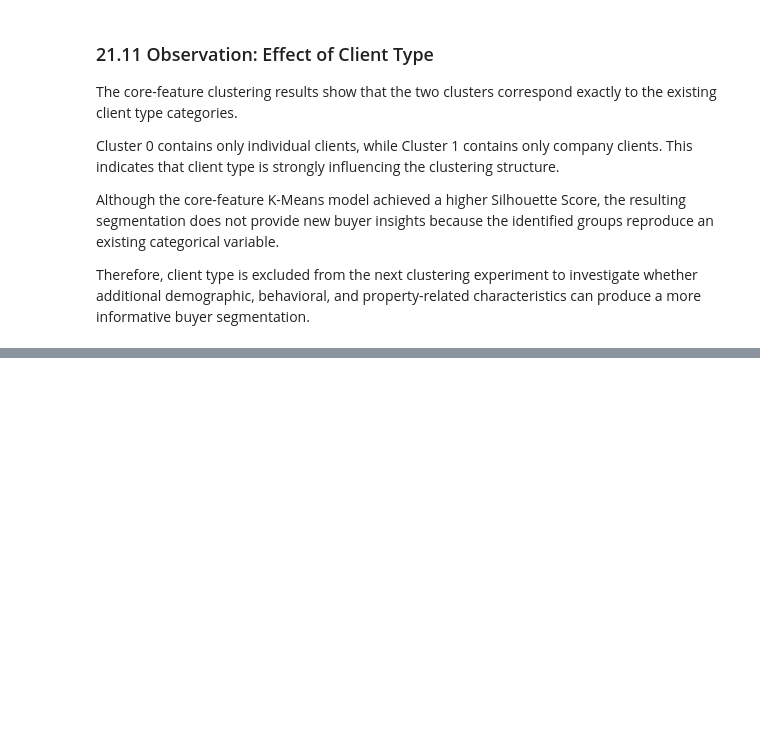
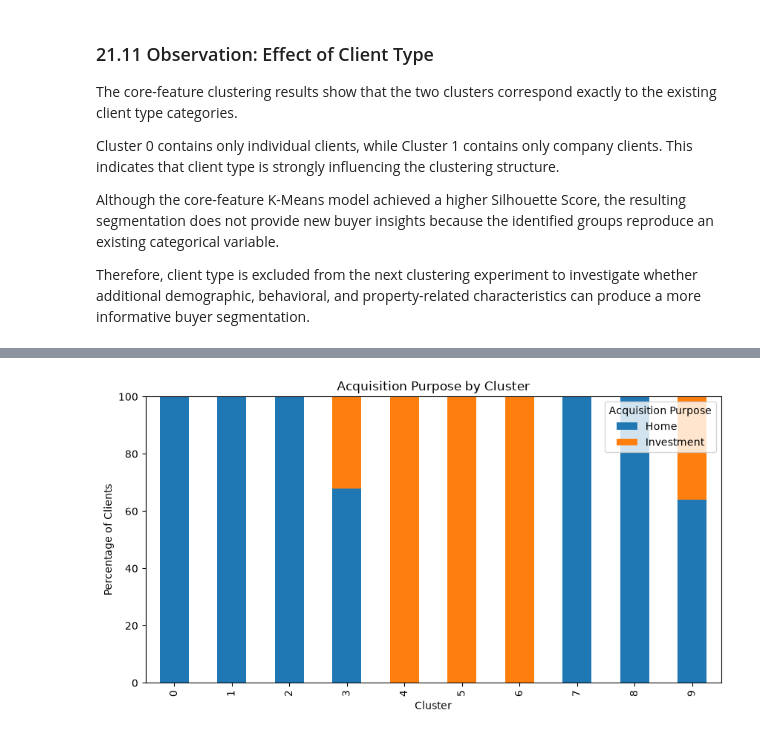
Before and after one commit to Dvnsh-coder/real-estate-ml-project, a Jupyter notebook: notebook/03_Data_Integration_Feature_Engineering.ipynb, the cells around one changed output, grey strips where cells are left out. Saved outputs shown, nothing was run; the diff lists cells and outputs as text; code cells hidden in the pictures; blank space fills up the shorter version.

```diff
--- a/notebook/03_Data_Integration_Feature_Engineering.ipynb
+++ b/notebook/03_Data_Integration_Feature_Engineering.ipynb
@@ -1541,0 +2059,21 @@ Therefore, client type is excluded from the next clustering experiment to invest
+# %%
+purpose_profile = pd.crosstab(
+    final_clustered_df['cluster'],
+    final_clustered_df['acquisition_purpose'],
+    normalize='index'
+) * 100
+
+purpose_profile.plot(
+    kind='bar',
+    stacked=True,
+    figsize=(10, 5)
+)
+
+plt.xlabel('Cluster')
+plt.ylabel('Percentage of Clients')
+plt.title('Acquisition Purpose by Cluster')
+plt.legend(title='Acquisition Purpose')
+
+plt.show()
+# %% [output]
+[figure, added]
```
Also changed, not shown: parts of 36 cells of this notebook.
